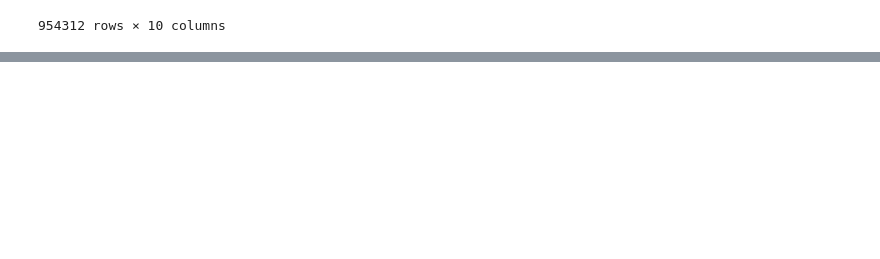
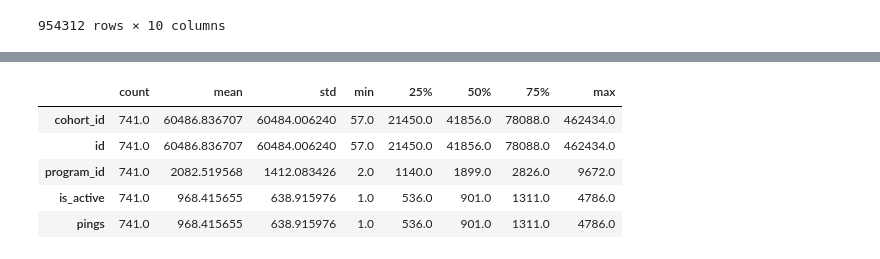
Before and after one commit to Florence-Team-8/anomaly-detection-project, a Jupyter notebook: acquire_prep_notebook-Copy1.ipynb, the cells around one changed output, grey strips where cells are left out. Cells and saved outputs as stored; diff of their text form; code cells hidden in the pictures; blank space fills up the shorter version.

```diff
--- a/acquire_prep_notebook.ipynb
+++ b/acquire_prep_notebook-Copy1.ipynb
@@ -303,0 +323,9 @@ make_datetime(log_df, 'start_date')
+# %%
+active_users.describe().T
+# %% [output]
+|  | count | mean | std | min | 25% | 50% | 75% | max |
+| cohort_id | 741.0 | 60486.836707 | 60484.006240 | 57.0 | 21450.0 | 41856.0 | 78088.0 | 462434.0 |
+| id | 741.0 | 60486.836707 | 60484.006240 | 57.0 | 21450.0 | 41856.0 | 78088.0 | 462434.0 |
+| program_id | 741.0 | 2082.519568 | 1412.083426 | 2.0 | 1140.0 | 1899.0 | 2826.0 | 9672.0 |
+| is_active | 741.0 | 968.415655 | 638.915976 | 1.0 | 536.0 | 901.0 | 1311.0 | 4786.0 |
+| pings | 741.0 | 968.415655 | 638.915976 | 1.0 | 536.0 | 901.0 | 1311.0 | 4786.0 |
```
Also changed, not shown: parts of 3 cells of this notebook, 2 other files.
